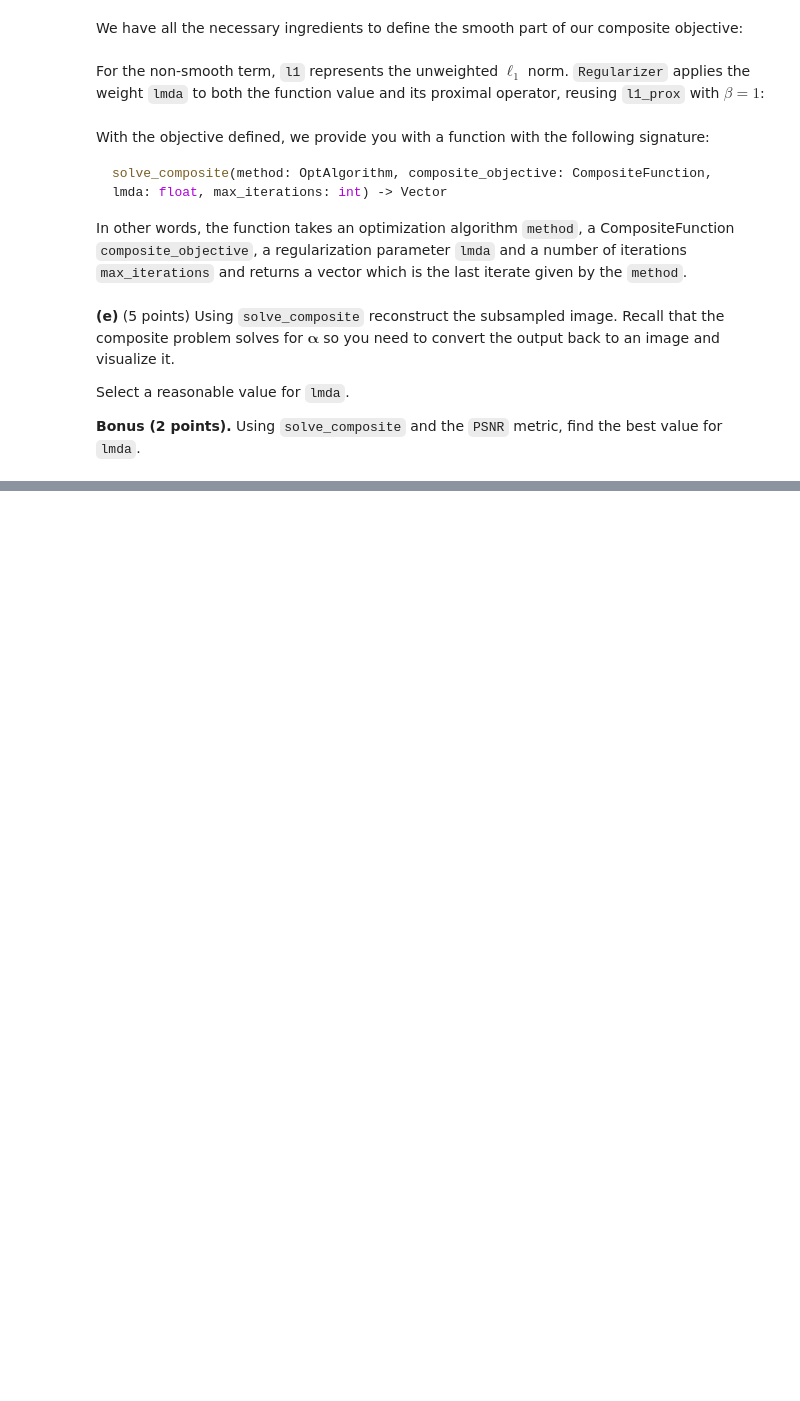
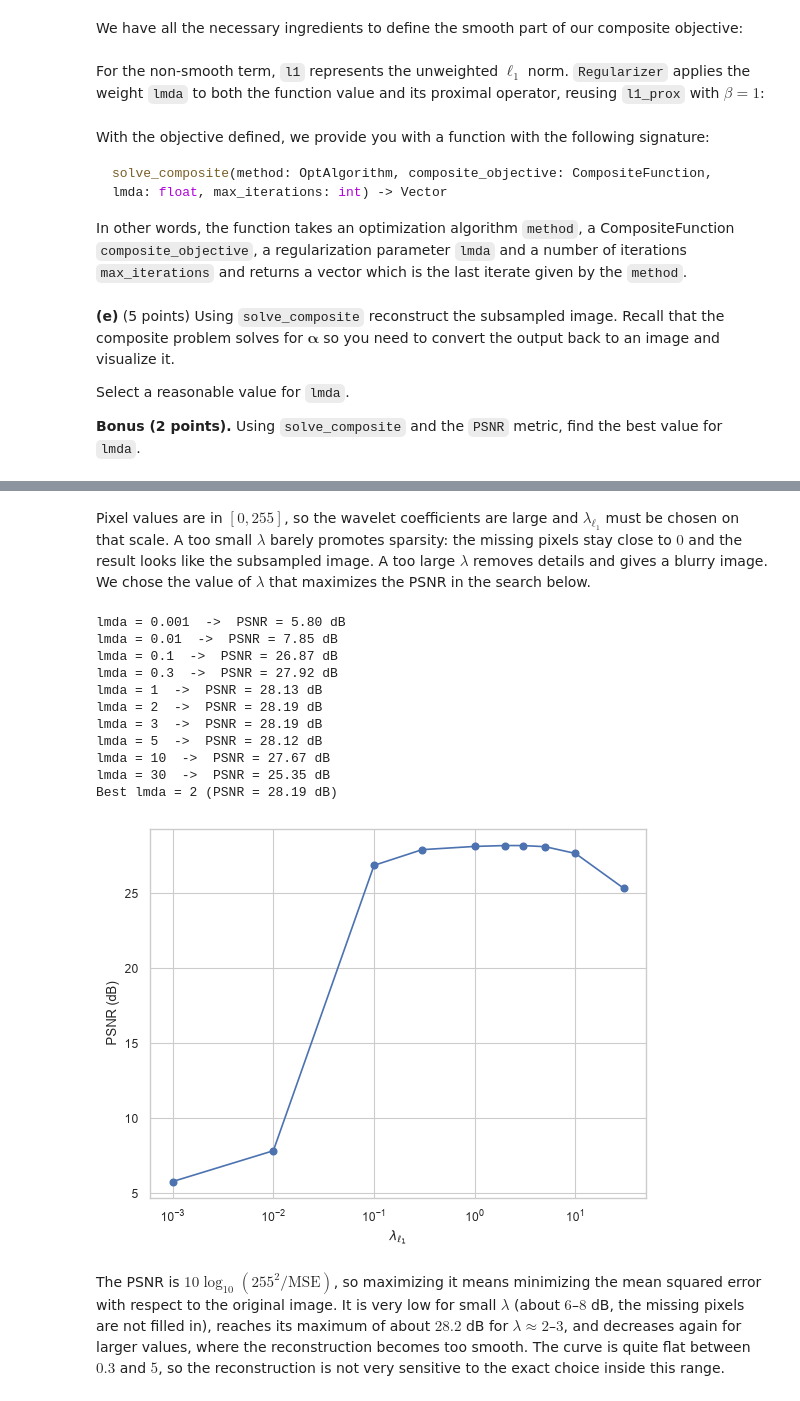
Before and after one commit to francescofoglia0/Project_Math_of_Data, a Jupyter notebook: HW1/Part 4 - Proximal methods.ipynb, the cells around one changed output, grey strips where cells are left out. Cells and saved outputs as stored; diff of their text form; code cells hidden in the pictures; blank space fills up the shorter version.

```diff
--- a/HW1/Part 4 - Proximal methods.ipynb
+++ b/HW1/Part 4 - Proximal methods.ipynb
@@ -362,0 +388,35 @@ show(true = image, subsampled=subsampled, estimated=image_out)
+# %% [markdown]
+Pixel values are in $[0, 255]$, so the wavelet coefficients are large and $\lambda_{\ell_1}$ must be chosen on that scale. A too small $\lambda$ barely promotes sparsity: the missing pixels stay close to $0$ and the result looks like the subsampled image. A too large $\lambda$ removes details and gives a blurry image. We chose the value of $\lambda$ that maximizes the PSNR in the search below.
+# %%
+def psnr(reference, estimate, max_val=255.0):
+    mse = np.mean((np.asarray(reference, dtype=float) - np.asarray(estimate, dtype=float)) ** 2)
+    return 10 * np.log10(max_val ** 2 / mse)
+
+lmdas = [1e-3, 1e-2, 1e-1, 0.3, 1, 2, 3, 5, 10, 30]
+psnrs = []
+for lmda_try in lmdas:
+    alpha_hat = solve_composite(FISTA, composite_objective, lmda_try, 300)
+    plt.close("all")
+    image_hat = np.clip(W_T(alpha_hat).reshape(m, m), 0, 255)
+    psnrs.append(psnr(image, image_hat))
+    print(f"lmda = {lmda_try:g}  ->  PSNR = {psnrs[-1]:.2f} dB")
+
+best_lmda = lmdas[int(np.argmax(psnrs))]
+print(f"Best lmda = {best_lmda:g} (PSNR = {max(psnrs):.2f} dB)")
+plt.semilogx(lmdas, psnrs, marker="o")
+plt.xlabel(r"$\lambda_{\ell_1}$"); plt.ylabel("PSNR (dB)"); plt.grid(True); plt.show()
+# %% [output]
+lmda = 0.001  ->  PSNR = 5.80 dB
+lmda = 0.01  ->  PSNR = 7.85 dB
+lmda = 0.1  ->  PSNR = 26.87 dB
+lmda = 0.3  ->  PSNR = 27.92 dB
+lmda = 1  ->  PSNR = 28.13 dB
+lmda = 2  ->  PSNR = 28.19 dB
+lmda = 3  ->  PSNR = 28.19 dB
+lmda = 5  ->  PSNR = 28.12 dB
+lmda = 10  ->  PSNR = 27.67 dB
+lmda = 30  ->  PSNR = 25.35 dB
+Best lmda = 2 (PSNR = 28.19 dB)
+[figure, added]
+# %% [markdown]
+The PSNR is $10\log_{10}(255^2/\mathrm{MSE})$, so maximizing it means minimizing the mean squared error with respect to the original image. It is very low for small $\lambda$ (about $6$–$8$ dB, the missing pixels are not filled in), reaches its maximum of about $28.2$ dB for $\lambda \approx 2$–$3$, and decreases again for larger values, where the reconstruction becomes too smooth. The curve is quite flat between $0.3$ and $5$, so the reconstruction is not very sensitive to the exact choice inside this range.
```
Also changed, not shown: parts of 13 cells of this notebook.
